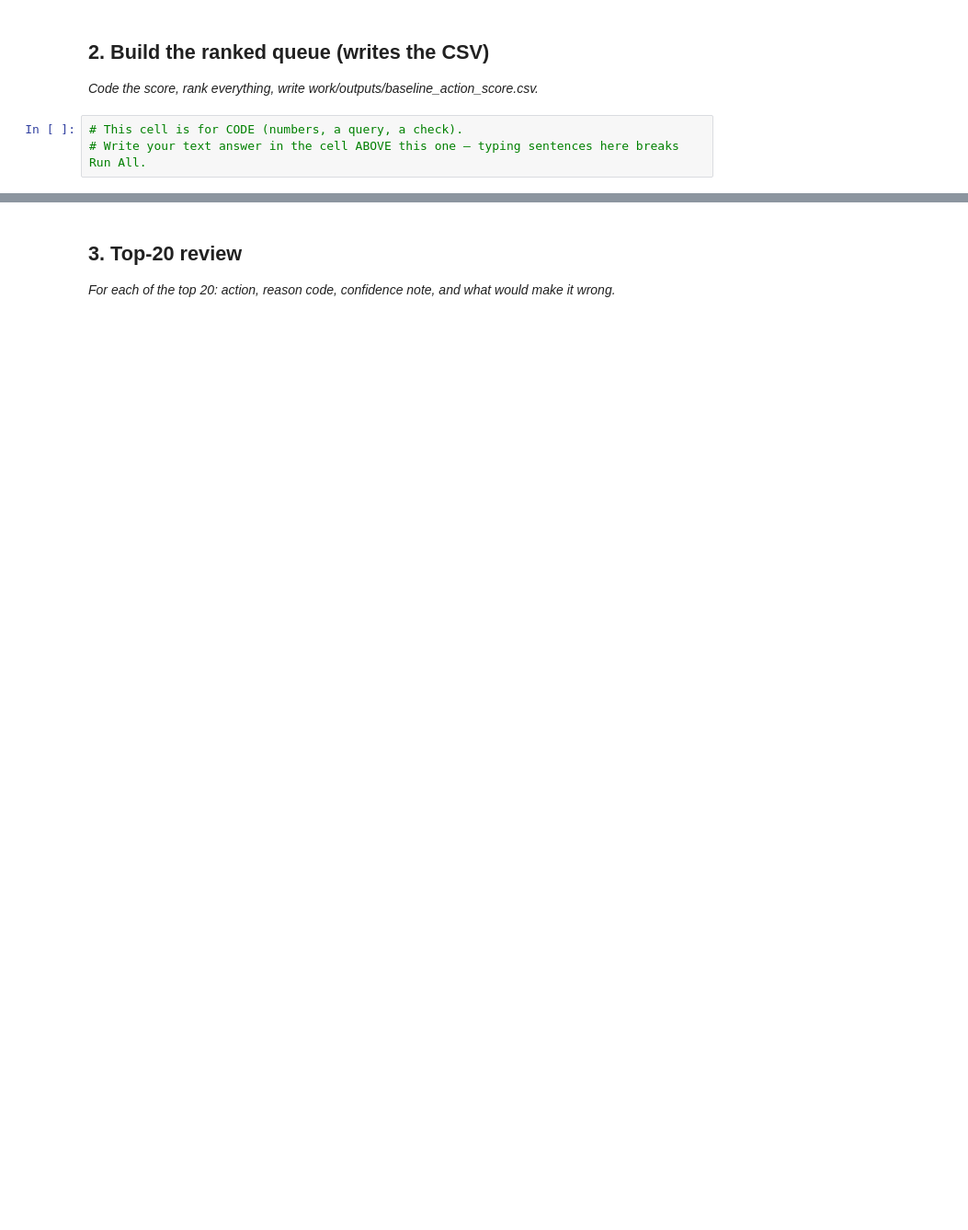
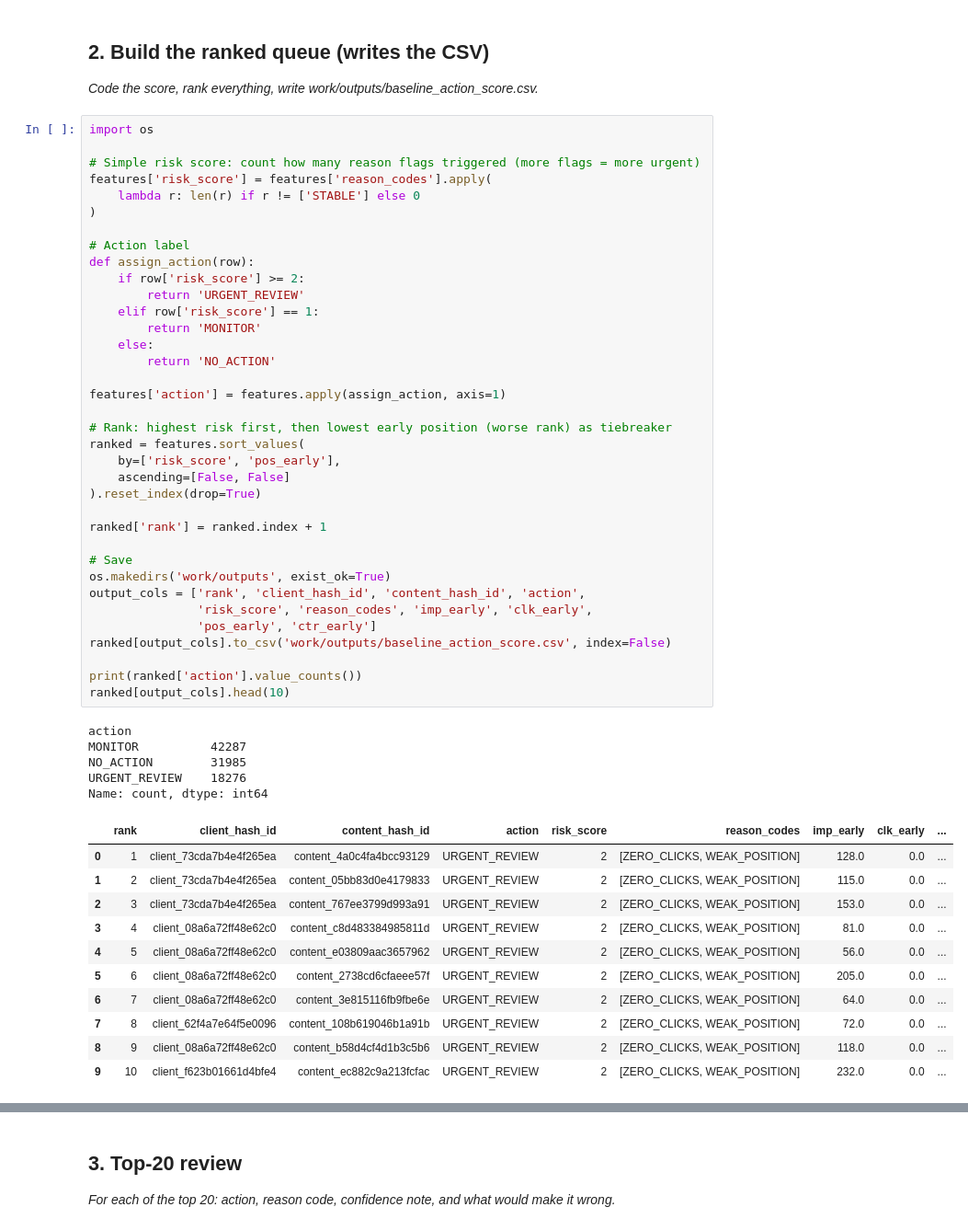
Before and after one commit to MuhammadBilalFarooq/Assignment1, a Jupyter notebook: work/notebooks/w04_baseline_score.ipynb, the cells around one changed output, grey strips where cells are left out. Shown at 92% size. Cells and saved outputs as stored; diff of their text form; blank space fills up the shorter version.

```diff
--- a/work/notebooks/w04_baseline_score.ipynb
+++ b/work/notebooks/w04_baseline_score.ipynb
@@ -17,6 +68,56 @@ This skeleton is yours to fill. Work the sections **in order** — each one has
 ## 2. Build the ranked queue (writes the CSV)
 
 *Code the score, rank everything, write work/outputs/baseline_action_score.csv.*
-# %%
-# This cell is for CODE (numbers, a query, a check).
-# Write your text answer in the cell ABOVE this one — typing sentences here breaks Run All.
+# %%
+import os
+
+# Simple risk score: count how many reason flags triggered (more flags = more urgent)
+features['risk_score'] = features['reason_codes'].apply(
+    lambda r: len(r) if r != ['STABLE'] else 0
+)
+
+# Action label
+def assign_action(row):
+    if row['risk_score'] >= 2:
+        return 'URGENT_REVIEW'
+    elif row['risk_score'] == 1:
+        return 'MONITOR'
+    else:
+        return 'NO_ACTION'
+
+features['action'] = features.apply(assign_action, axis=1)
+
+# Rank: highest risk first, then lowest early position (worse rank) as tiebreaker
+ranked = features.sort_values(
+    by=['risk_score', 'pos_early'],
+    ascending=[False, False]
+).reset_index(drop=True)
+
+ranked['rank'] = ranked.index + 1
+
+# Save
+os.makedirs('work/outputs', exist_ok=True)
+output_cols = ['rank', 'client_hash_id', 'content_hash_id', 'action',
+               'risk_score', 'reason_codes', 'imp_early', 'clk_early',
+               'pos_early', 'ctr_early']
+ranked[output_cols].to_csv('work/outputs/baseline_action_score.csv', index=False)
+
+print(ranked['action'].value_counts())
+ranked[output_cols].head(10)
+# %% [output]
+action
+MONITOR          42287
+NO_ACTION        31985
+URGENT_REVIEW    18276
+Name: count, dtype: int64
+|  | rank | client_hash_id | content_hash_id | action | risk_score | reason_codes | imp_early | clk_early | ... |
+| 0 | 1 | client_73cda7b4e4f265ea | content_4a0c4fa4bcc93129 | URGENT_REVIEW | 2 | [ZERO_CLICKS, WEAK_POSITION] | 128.0 | 0.0 | ... |
+| 1 | 2 | client_73cda7b4e4f265ea | content_05bb83d0e4179833 | URGENT_REVIEW | 2 | [ZERO_CLICKS, WEAK_POSITION] | 115.0 | 0.0 | ... |
+| 2 | 3 | client_73cda7b4e4f265ea | content_767ee3799d993a91 | URGENT_REVIEW | 2 | [ZERO_CLICKS, WEAK_POSITION] | 153.0 | 0.0 | ... |
+| 3 | 4 | client_08a6a72ff48e62c0 | content_c8d483384985811d | URGENT_REVIEW | 2 | [ZERO_CLICKS, WEAK_POSITION] | 81.0 | 0.0 | ... |
+| 4 | 5 | client_08a6a72ff48e62c0 | content_e03809aac3657962 | URGENT_REVIEW | 2 | [ZERO_CLICKS, WEAK_POSITION] | 56.0 | 0.0 | ... |
+| 5 | 6 | client_08a6a72ff48e62c0 | content_2738cd6cfaeee57f | URGENT_REVIEW | 2 | [ZERO_CLICKS, WEAK_POSITION] | 205.0 | 0.0 | ... |
+| 6 | 7 | client_08a6a72ff48e62c0 | content_3e815116fb9fbe6e | URGENT_REVIEW | 2 | [ZERO_CLICKS, WEAK_POSITION] | 64.0 | 0.0 | ... |
+| 7 | 8 | client_62f4a7e64f5e0096 | content_108b619046b1a91b | URGENT_REVIEW | 2 | [ZERO_CLICKS, WEAK_POSITION] | 72.0 | 0.0 | ... |
+| 8 | 9 | client_08a6a72ff48e62c0 | content_b58d4cf4d1b3c5b6 | URGENT_REVIEW | 2 | [ZERO_CLICKS, WEAK_POSITION] | 118.0 | 0.0 | ... |
+| 9 | 10 | client_f623b01661d4bfe4 | content_ec882c9a213fcfac | URGENT_REVIEW | 2 | [ZERO_CLICKS, WEAK_POSITION] | 232.0 | 0.0 | ... |
```
Also changed, not shown: parts of 9 cells of this notebook.
